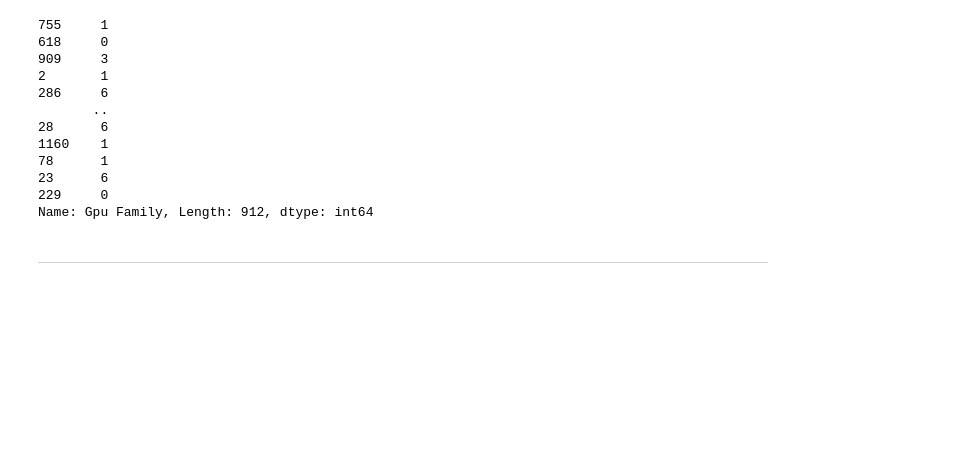
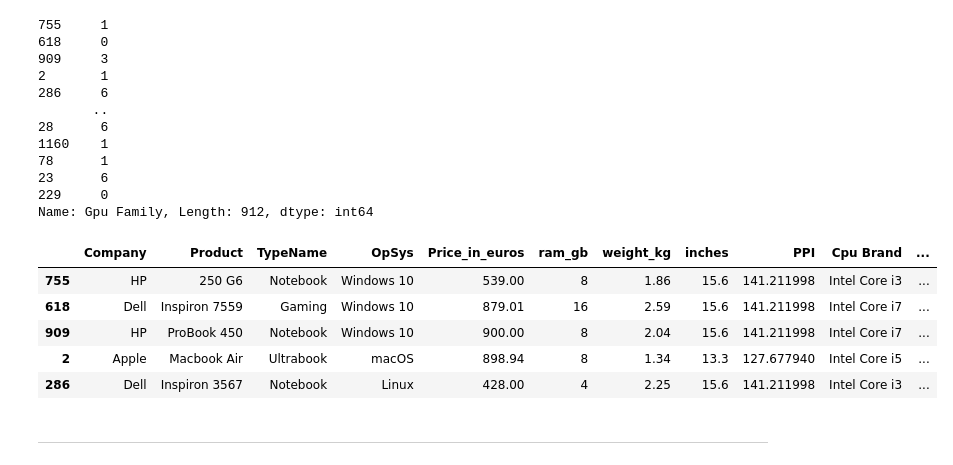
Before and after one commit to alvarosmms/ONLINE_DS_THEBRIDGE_ALVAROSMMS, a Jupyter notebook: Sprint_13/Team Challenge/Kaggle_submission_V3.ipynb, the cells around one changed output. Cells and saved outputs as stored; diff of their text form; code cells hidden in the pictures; blank space fills up the shorter version.

```diff
--- a/Sprint_13/Team Challenge/Kaggle_submission_V3.ipynb
+++ b/Sprint_13/Team Challenge/Kaggle_submission_V3.ipynb
@@ -293,6 +292,15 @@ df['Gpu Family']
 Name: Gpu Family, Length: 912, dtype: int64
 # %%
 df.drop(columns=['Gpu'], inplace=True)
+# %%
+df.head()
+# %% [output]
+|  | Company | Product | TypeName | OpSys | Price_in_euros | ram_gb | weight_kg | inches | PPI | Cpu Brand | ... |
+| 755 | HP | 250 G6 | Notebook | Windows 10 | 539.00 | 8 | 1.86 | 15.6 | 141.211998 | Intel Core i3 | ... |
+| 618 | Dell | Inspiron 7559 | Gaming | Windows 10 | 879.01 | 16 | 2.59 | 15.6 | 141.211998 | Intel Core i7 | ... |
+| 909 | HP | ProBook 450 | Notebook | Windows 10 | 900.00 | 8 | 2.04 | 15.6 | 141.211998 | Intel Core i7 | ... |
+| 2 | Apple | Macbook Air | Ultrabook | macOS | 898.94 | 8 | 1.34 | 13.3 | 127.677940 | Intel Core i5 | ... |
+| 286 | Dell | Inspiron 3567 | Notebook | Linux | 428.00 | 4 | 2.25 | 15.6 | 141.211998 | Intel Core i3 | ... |
 # %% [markdown]
 -----------------------------------------------------------------------------------------------------------------
 # %% [markdown]
```
Also changed, not shown: parts of 22 cells of this notebook, 1 other file.
